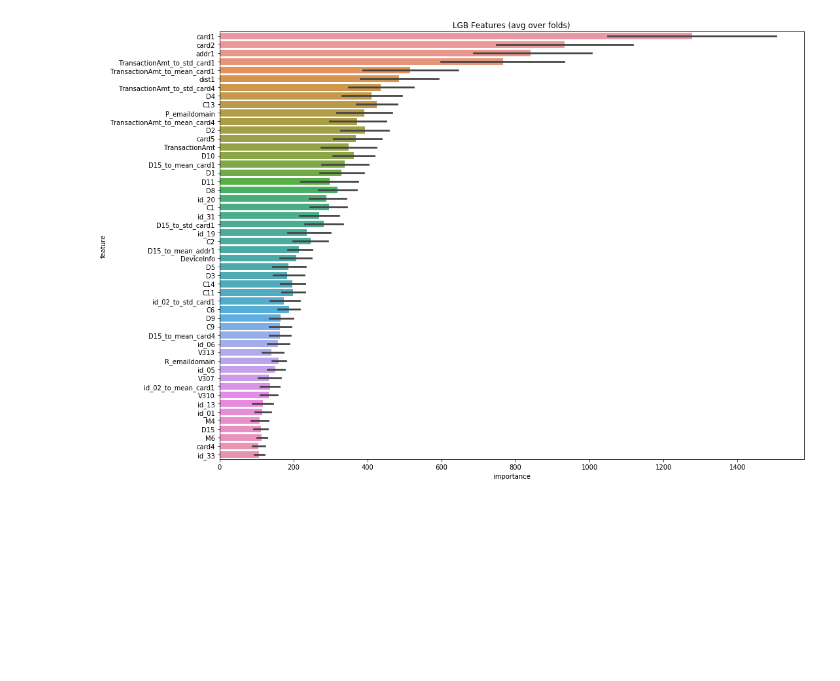
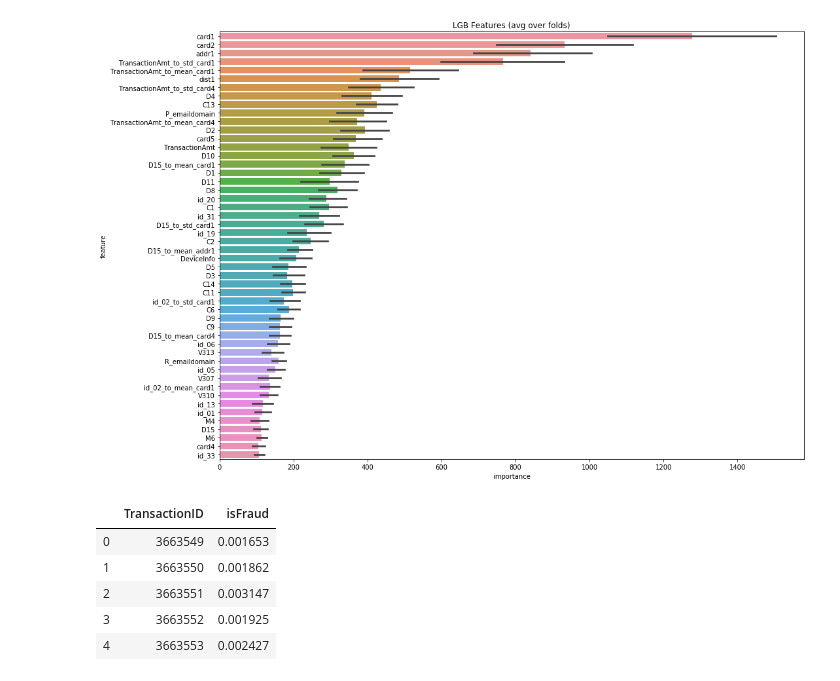
Before and after one commit to jcanque777/fraud_detection, a Jupyter notebook: fraud_detection.ipynb, the cells around one changed output. Saved outputs shown, nothing was run; the diff lists cells and outputs as text; code cells hidden in the pictures; blank space fills up the shorter version.

```diff
--- a/fraud_detection.ipynb
+++ b/fraud_detection.ipynb
@@ -1046,3 +1046,15 @@ Early stopping, best iteration is:
 [361]   training's auc: 0.990767        training's auc: 0.990767        valid_1's auc: 0.921917 valid_1's auc: 0.921917
 CV mean score: 0.9287, std: 0.0100.
 [figure]
+# %%
+sub['isFraud'] = result_dict_lgb['prediction']
+sub.to_csv('submission.csv', index=False)
+# %%
+sub.head()
+# %% [output]
+|  | TransactionID | isFraud |
+| 0 | 3663549 | 0.001653 |
+| 1 | 3663550 | 0.001862 |
+| 2 | 3663551 | 0.003147 |
+| 3 | 3663552 | 0.001925 |
+| 4 | 3663553 | 0.002427 |
```
Also changed, not shown: parts of 1 cell of this notebook.
